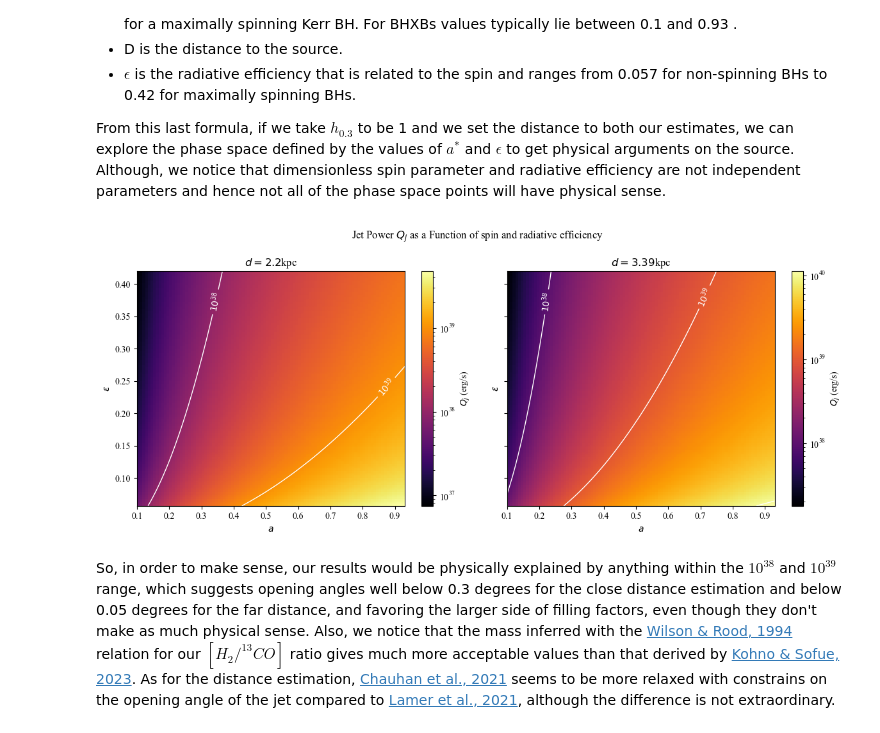
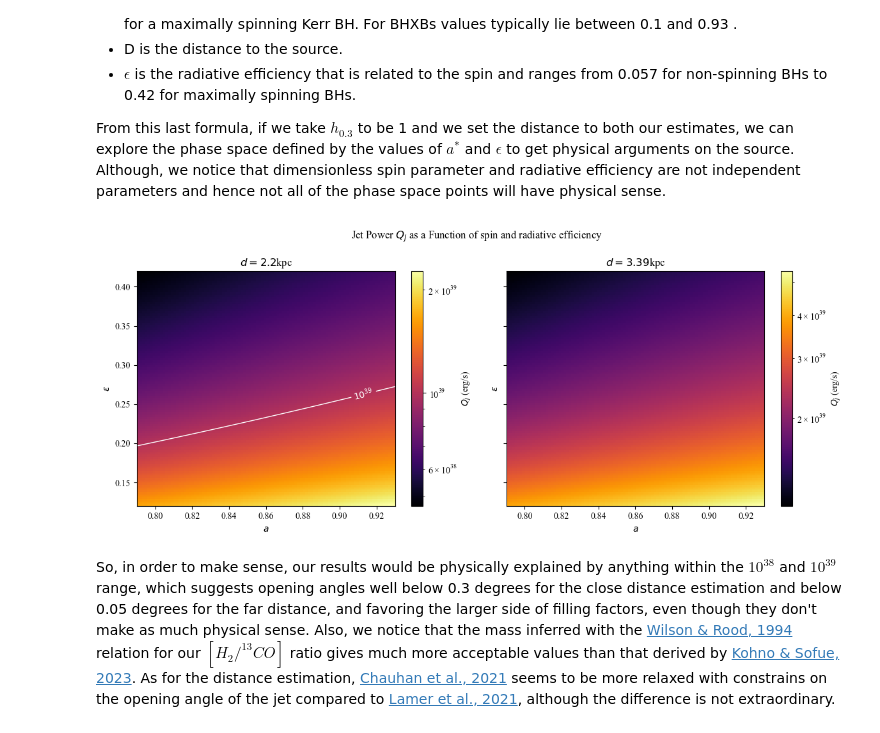
Before and after one commit to paubosch1712/toolsforjetstudies, a Jupyter notebook: jetpower.ipynb, the cells around one changed output. Drawn from its saved outputs; the diff is of its cells as text; code cells hidden in the pictures.

```diff
--- a/jetpower.ipynb
+++ b/jetpower.ipynb
@@ -617,8 +617,8 @@ plt.rcParams['font.family'] = 'Times New Roman'
 D_1=2.2 #kpc
 D_2=3.39 #kpc
 # Range of f and theta values
-a_values = np.linspace(0.1, 0.93, 100)
-epsilon_values = np.linspace(0.057, 0.42, 100)
+a_values = np.linspace(0.79, 0.93, 100)
+epsilon_values = np.linspace(0.12, 0.42, 100)
 # Create 2D arrays for heatmap
 Q_j_close_grid = np.zeros((len(a_values), len(epsilon_values)))
 Q_j_far_grid = np.zeros((len(a_values), len(epsilon_values)))
@@ -632,34 +632,34 @@ for i, a in enumerate(a_values):
         Q_j_far_grid[i, j] = 6.3e39 * a**2 * (D_2/2.2)**2 * (epsilon/0.05)**(-1)
 
 # Create a figure with 4 subplots
 fig, axes = plt.subplots(1, 2, figsize=(12, 5), sharex=True, sharey=True)
 
 # Titles and data for each subplot
 titles = [r'$d=2.2$kpc', r'$d=3.39$kpc', ]
 data_grids = [Q_j_close_grid, Q_j_far_grid]
 
 # Define contour levels
-contour_levels = [1e38, 1e39, 1e40, 1e41, 1e42]
+contour_levels = [1e37 ,1e38, 1e39, 1e40, 1e41, 1e42]
 
 # Plot heatmaps
 for ax, title, data in zip(axes.flat, titles, data_grids):
     im = ax.imshow(data.T, aspect='auto', origin='lower',
                    extent=[a_values[0], a_values[-1], epsilon_values[0] , epsilon_values[-1]],
                    cmap='inferno', norm=plt.matplotlib.colors.LogNorm())  # Log scale for better visualization
     # Add contour lines
     contours = ax.contour(a_values, epsilon_values, data.T, levels=contour_levels, colors='white', linewidths=1)
     ax.clabel(contours, fmt={level: rf'$10^{{{int(np.log10(level))}}}$' for level in contour_levels}, colors='white', fontsize=10)
 
     ax.set_title(title)
     ax.set_xlabel(r'$a$')
     ax.set_ylabel(r'$\epsilon$')
     fig.colorbar(im, ax=ax, label=r'$Q_j$ (erg/s)')
 
 plt.suptitle('Jet Power $Q_j$ as a Function of spin and radiative efficiency')
 plt.tight_layout()
 plt.savefig("jet_power_heatmaps_theo.pdf", format="pdf", bbox_inches="tight")
 plt.show()
 # %% [output]
-[figure, old version]
+[figure, new version]
 # %% [markdown]
 So, in order to make sense, our results would be physically explained by anything within the $10^{38}$ and $10^{39}$ range, which suggests opening angles well below 0.3 degrees for the close distance estimation and below 0.05 degrees for the far distance, and favoring the larger side of filling factors, even though they don't make as much physical sense. Also, we notice that the mass inferred with the [Wilson & Rood, 1994](https://adsabs.harvard.edu/full/1994ARA&A..32..191W) relation for our $[H_2/^{13}CO]$ ratio gives much more acceptable values than that derived by [Kohno & Sofue, 2023](https://www.ioa.s.u-tokyo.ac.jp/~sofue/news/2020_mn_Xco12co13_fugin.pdf). As for the distance estimation, [Chauhan et al., 2021](https://arxiv.org/pdf/2009.14419) seems to be more relaxed with constrains on the opening angle of the jet compared to [Lamer et al., 2021](https://www.aanda.org/articles/aa/pdf/2021/03/aa39757-20.pdf), although the difference is not extraordinary.
```
